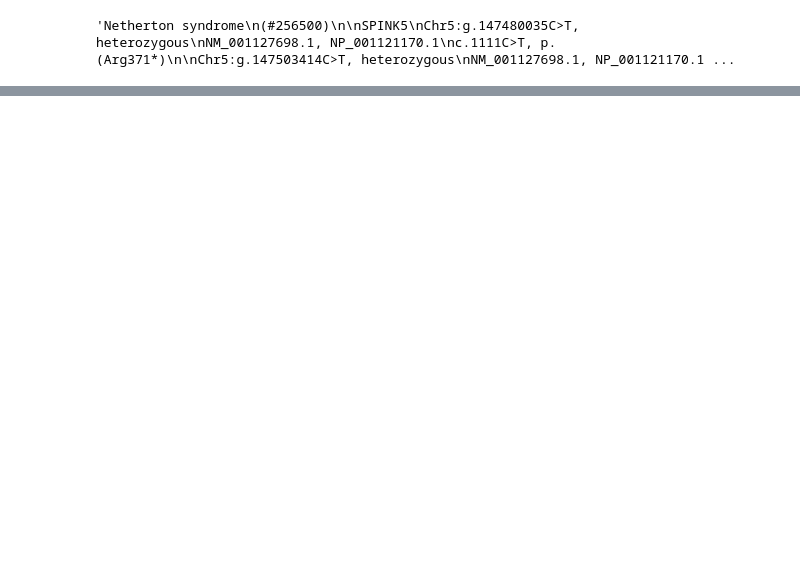
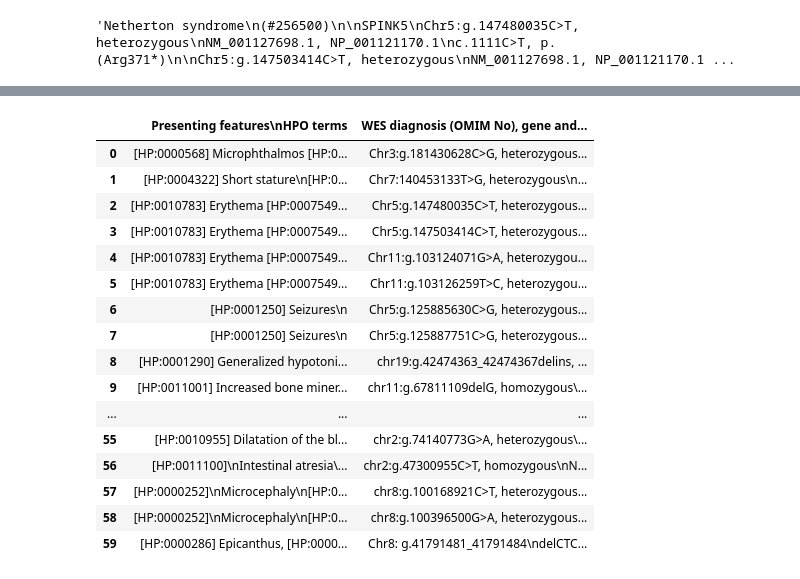
Before and after one commit to PrioVar/PrioVar, a Jupyter notebook: flask/helpers/research_scripts/notebooks/test_data_parse.ipynb, the cells around one changed output, grey strips where cells are left out. Cells and saved outputs as stored; diff of their text form; code cells hidden in the pictures; blank space fills up the shorter version.

Commit message:
feat: improving on parsing test data

```diff
--- a/flask/helpers/research_scripts/notebooks/test_data_parse.ipynb
+++ b/flask/helpers/research_scripts/notebooks/test_data_parse.ipynb
@@ -204,0 +207,3 @@ expanded_df.to_csv('data/infant_dataset_expanded_final.csv', index=False)
+# %%
+# read the expanded DataFrame from data/infant_dataset_expanded_final.csv
+df = pd.read_csv('data/infant_dataset_expanded_final.csv')
@@ -204,0 +230,23 @@ expanded_df.to_csv('data/infant_dataset_expanded_final.csv', index=False)
+# %%
+# create a dataframe by keeping only the 2nd and 3rd columns of the dataframe
+variants_df = df.iloc[:, [1, 2]]
+# %%
+variants_df
+# %% [output]
+|  | Presenting features\nHPO terms | WES diagnosis (OMIM No), gene and... |
+| 0 | [HP:0000568] Microphthalmos [HP:0... | Chr3:g.181430628C>G, heterozygous... |
+| 1 | [HP:0004322] Short stature\n[HP:0... | Chr7:140453133T>G, heterozygous\n... |
+| 2 | [HP:0010783] Erythema [HP:0007549... | Chr5:g.147480035C>T, heterozygous... |
+| 3 | [HP:0010783] Erythema [HP:0007549... | Chr5:g.147503414C>T, heterozygous... |
+| 4 | [HP:0010783] Erythema [HP:0007549... | Chr11:g.103124071G>A, heterozygou... |
+| 5 | [HP:0010783] Erythema [HP:0007549... | Chr11:g.103126259T>C, heterozygou... |
+| 6 | [HP:0001250] Seizures\n | Chr5:g.125885630C>G, heterozygous... |
+| 7 | [HP:0001250] Seizures\n | Chr5:g.125887751C>G, heterozygous... |
+| 8 | [HP:0001290] Generalized hypotoni... | chr19:g.42474363_42474367delins, ... |
+| 9 | [HP:0011001] Increased bone miner... | chr11:g.67811109delG, homozygous\... |
+| ... | ... | ... |
+| 55 | [HP:0010955] Dilatation of the bl... | chr2:g.74140773G>A, heterozygous\... |
+| 56 | [HP:0011100]\nIntestinal atresia\... | chr2:g.47300955C>T, homozygous\nN... |
+| 57 | [HP:0000252]\nMicrocephaly\n[HP:0... | chr8:g.100168921C>T, heterozygous... |
+| 58 | [HP:0000252]\nMicrocephaly\n[HP:0... | chr8:g.100396500G>A, heterozygous... |
+| 59 | [HP:0000286] Epicanthus, [HP:0000... | Chr8: g.41791481_41791484\ndelCTC... |
```
Also changed, not shown: parts of 31 cells of this notebook.
